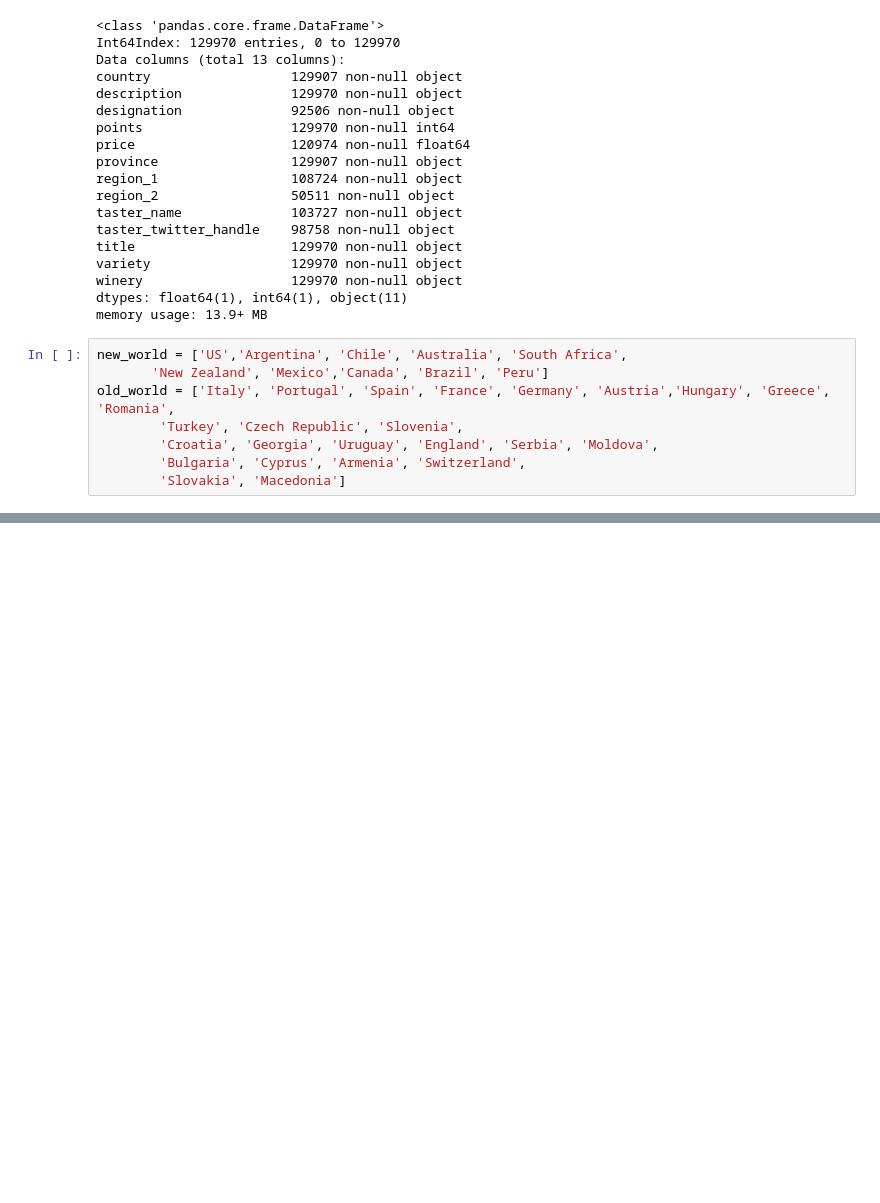
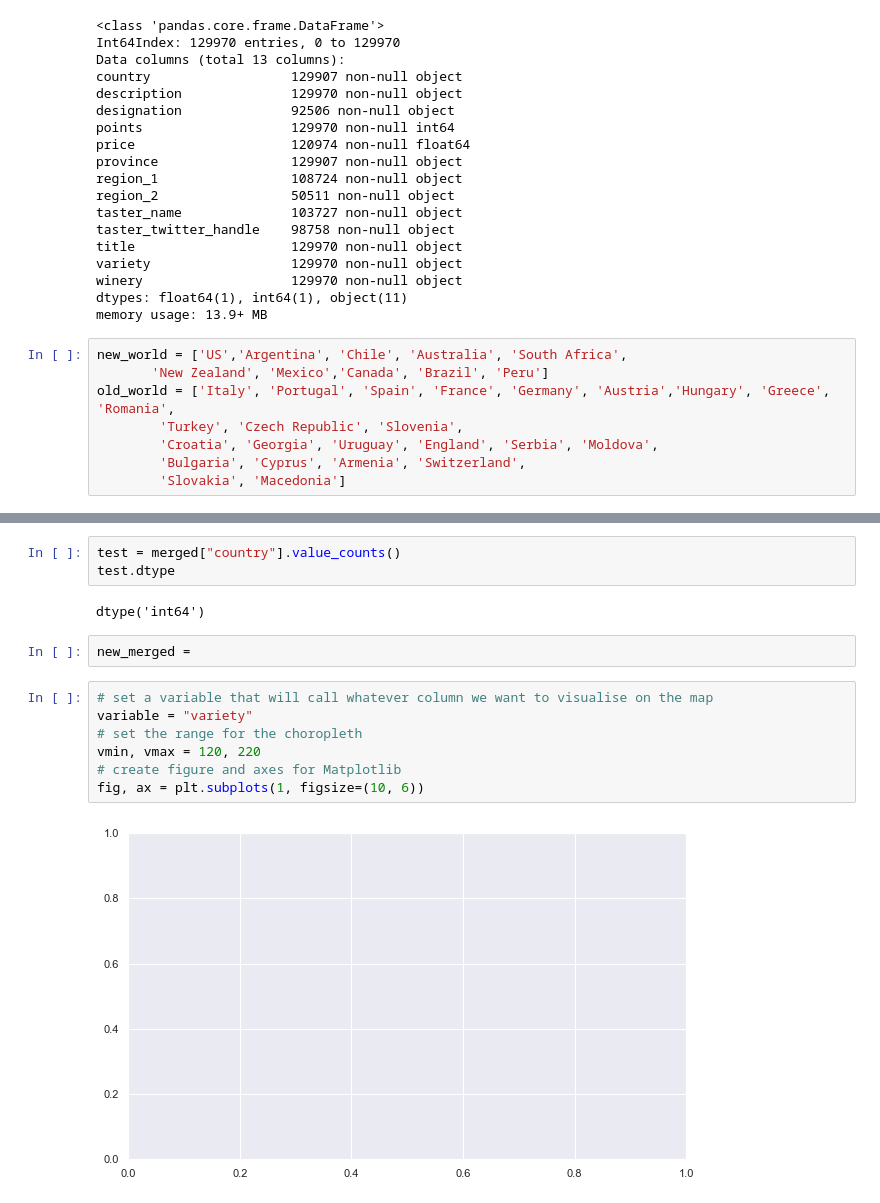
Before and after one commit to miyamuse/wine-blog, a Jupyter notebook: index.ipynb, the cells around one changed output, grey strips where cells are left out. Saved outputs shown, nothing was run; the diff lists cells and outputs as text; blank space fills up the shorter version.

```diff
--- a/index.ipynb
+++ b/index.ipynb
@@ -122,0 +280,16 @@ SyntaxError: invalid character in identifier (<ipython-input-40-39fd098d11a4>, l
+# %%
+test = merged["country"].value_counts()
+test.dtype
+# %% [output]
+dtype('int64')
+# %%
+new_merged =
+# %%
+# set a variable that will call whatever column we want to visualise on the map
+variable = "variety"
+# set the range for the choropleth
+vmin, vmax = 120, 220
+# create figure and axes for Matplotlib
+fig, ax = plt.subplots(1, figsize=(10, 6))
+# %% [output]
+[figure, added]
```
Also changed, not shown: parts of 22 cells of this notebook, 5 other files.
